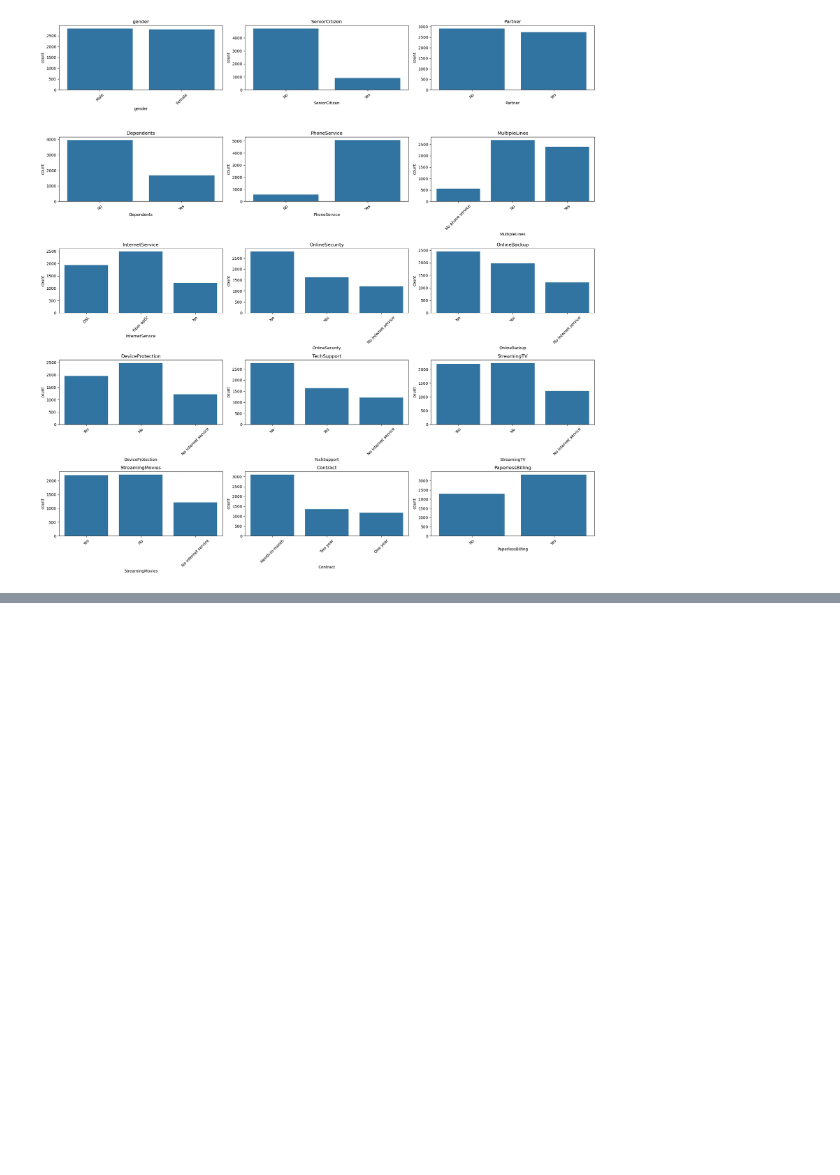
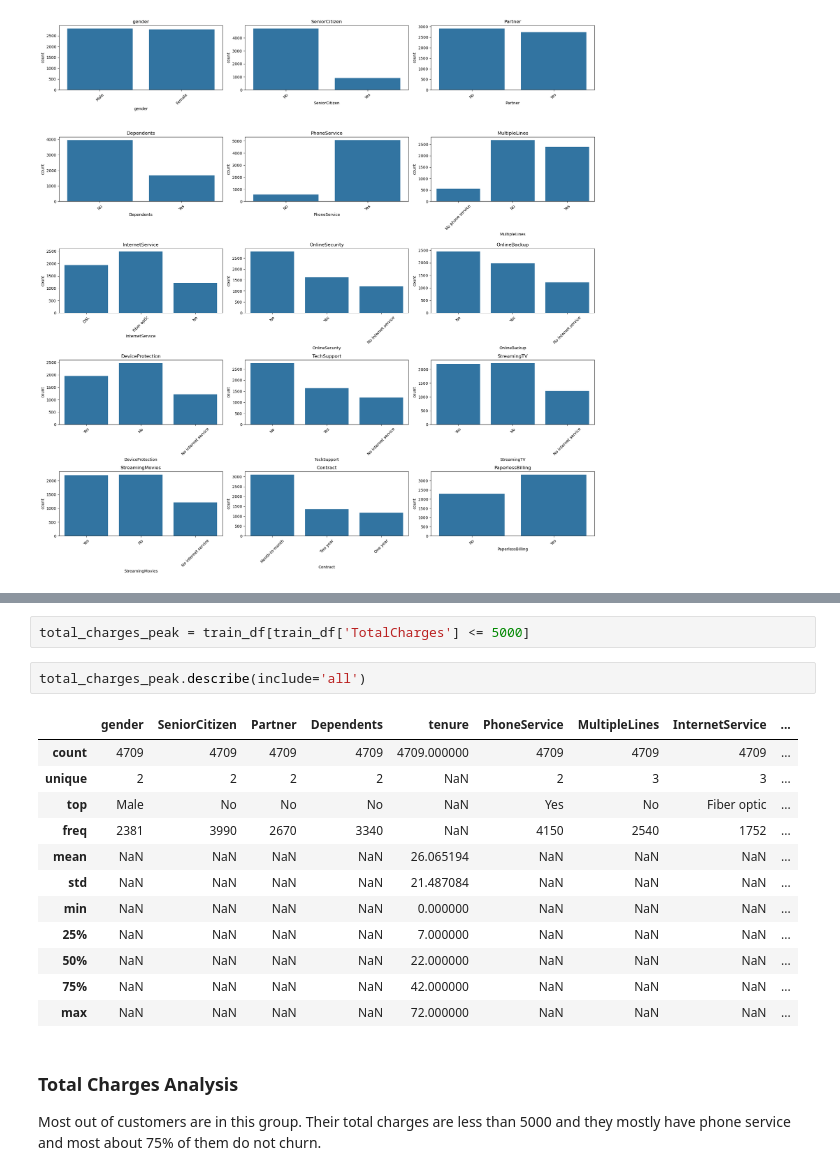
Before and after one commit to maryamzakeri-ds/customer-churn-prediction, a Jupyter notebook: notebooks/03_eda.ipynb, the cells around one changed output, grey strips where cells are left out. Drawn from its saved outputs; the diff is of its cells as text; blank space fills up the shorter version.

```diff
--- a/notebooks/03_eda.ipynb
+++ b/notebooks/03_eda.ipynb
@@ -98 +174,22 @@ plt.show()
+# %%
+total_charges_peak = train_df[train_df['TotalCharges'] <= 5000]
+# %%
+total_charges_peak.describe(include='all')
+# %% [output]
+|  | gender | SeniorCitizen | Partner | Dependents | tenure | PhoneService | MultipleLines | InternetService | ... |
+| count | 4709 | 4709 | 4709 | 4709 | 4709.000000 | 4709 | 4709 | 4709 | ... |
+| unique | 2 | 2 | 2 | 2 | NaN | 2 | 3 | 3 | ... |
+| top | Male | No | No | No | NaN | Yes | No | Fiber optic | ... |
+| freq | 2381 | 3990 | 2670 | 3340 | NaN | 4150 | 2540 | 1752 | ... |
+| mean | NaN | NaN | NaN | NaN | 26.065194 | NaN | NaN | NaN | ... |
+| std | NaN | NaN | NaN | NaN | 21.487084 | NaN | NaN | NaN | ... |
+| min | NaN | NaN | NaN | NaN | 0.000000 | NaN | NaN | NaN | ... |
+| 25% | NaN | NaN | NaN | NaN | 7.000000 | NaN | NaN | NaN | ... |
+| 50% | NaN | NaN | NaN | NaN | 22.000000 | NaN | NaN | NaN | ... |
+| 75% | NaN | NaN | NaN | NaN | 42.000000 | NaN | NaN | NaN | ... |
+| max | NaN | NaN | NaN | NaN | 72.000000 | NaN | NaN | NaN | ... |
+# %% [markdown]
+### Total Charges Analysis
+
+Most out of customers are in this group. Their total charges are less than 5000 and they mostly have phone service and most about 75% of them do not churn.
 # %% [markdown]
```
Also changed, not shown: parts of 29 cells of this notebook.
